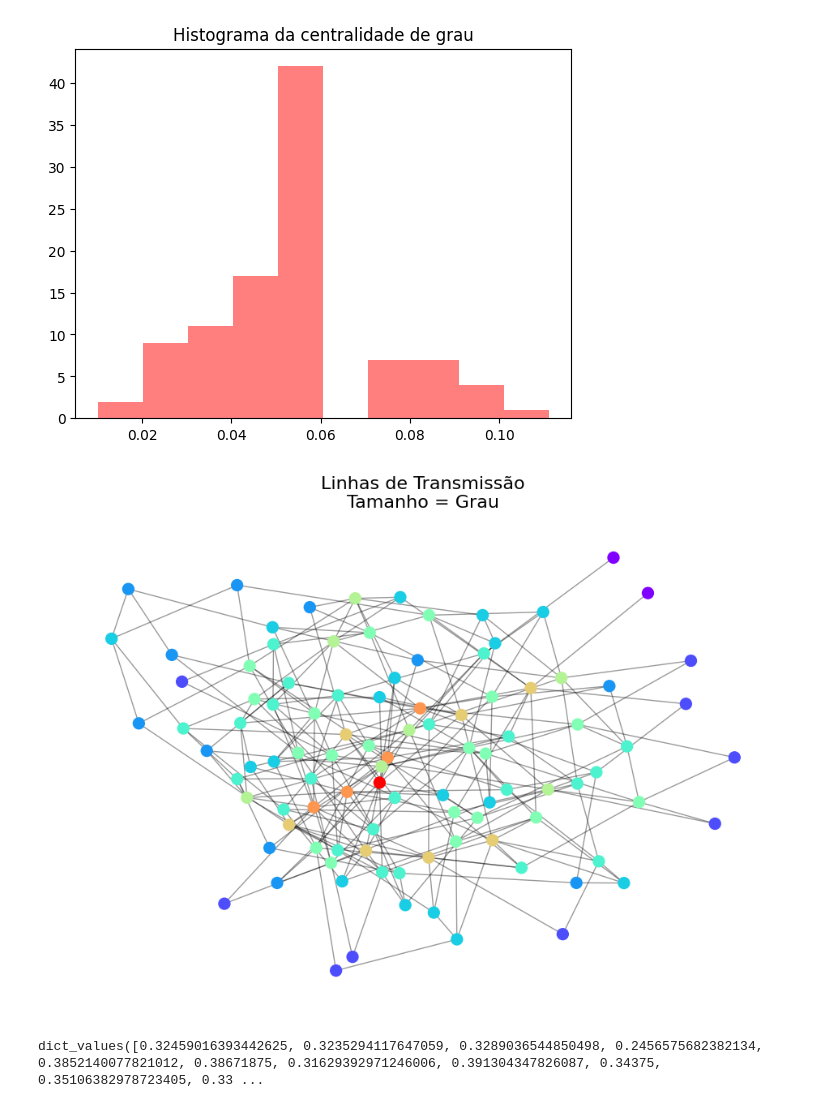
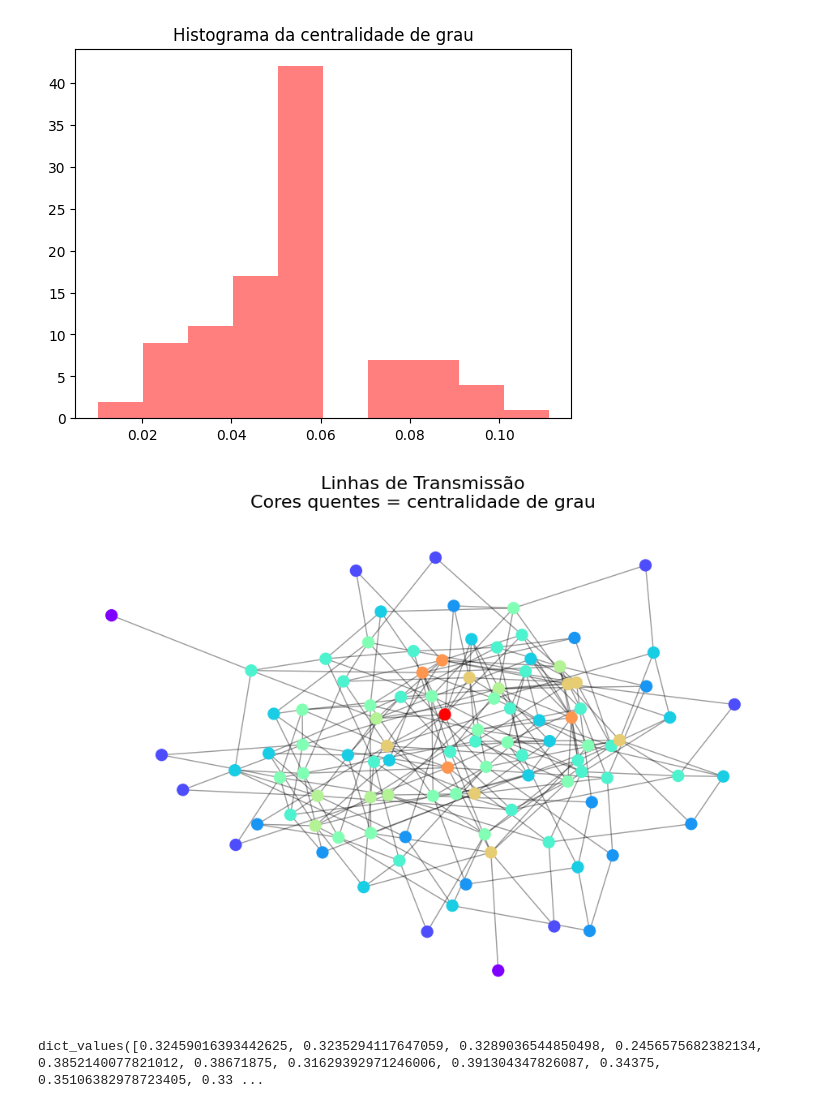
Before and after one commit to diegohat/grafos-e-redes-de-transmissao, a Jupyter notebook: transmissao.ipynb, the cells around one changed output. Cells and saved outputs as stored; diff of their text form; code cells hidden in the pictures.

```diff
--- a/transmissao.ipynb
+++ b/transmissao.ipynb
@@ -74,13 +98,13 @@ plt.show()
 # %%
 plt.figure(1, figsize=(12, 8))
 pos=nx.fruchterman_reingold_layout(G)
 plt.axis('off')
 nx.draw_networkx_nodes(G,pos,node_size=100, node_color=degree_centrality*1000, cmap=plt.cm.rainbow)
 nx.draw_networkx_edges(G,pos,alpha=0.4)
-plt.title('Linhas de Transmissão\nTamanho = Grau', size=16)
+plt.title('Linhas de Transmissão\nCores quentes = centralidade de grau', size=16)
 plt.show()
 # %% [output]
-[figure, old version]
+[figure, new version]
 # %%
 # Calcula as centralidades de proximidade
 close_centrality = dict(nx.closeness_centrality(G))
```
Also changed, not shown: parts of 6 cells of this notebook, 2 other files.
